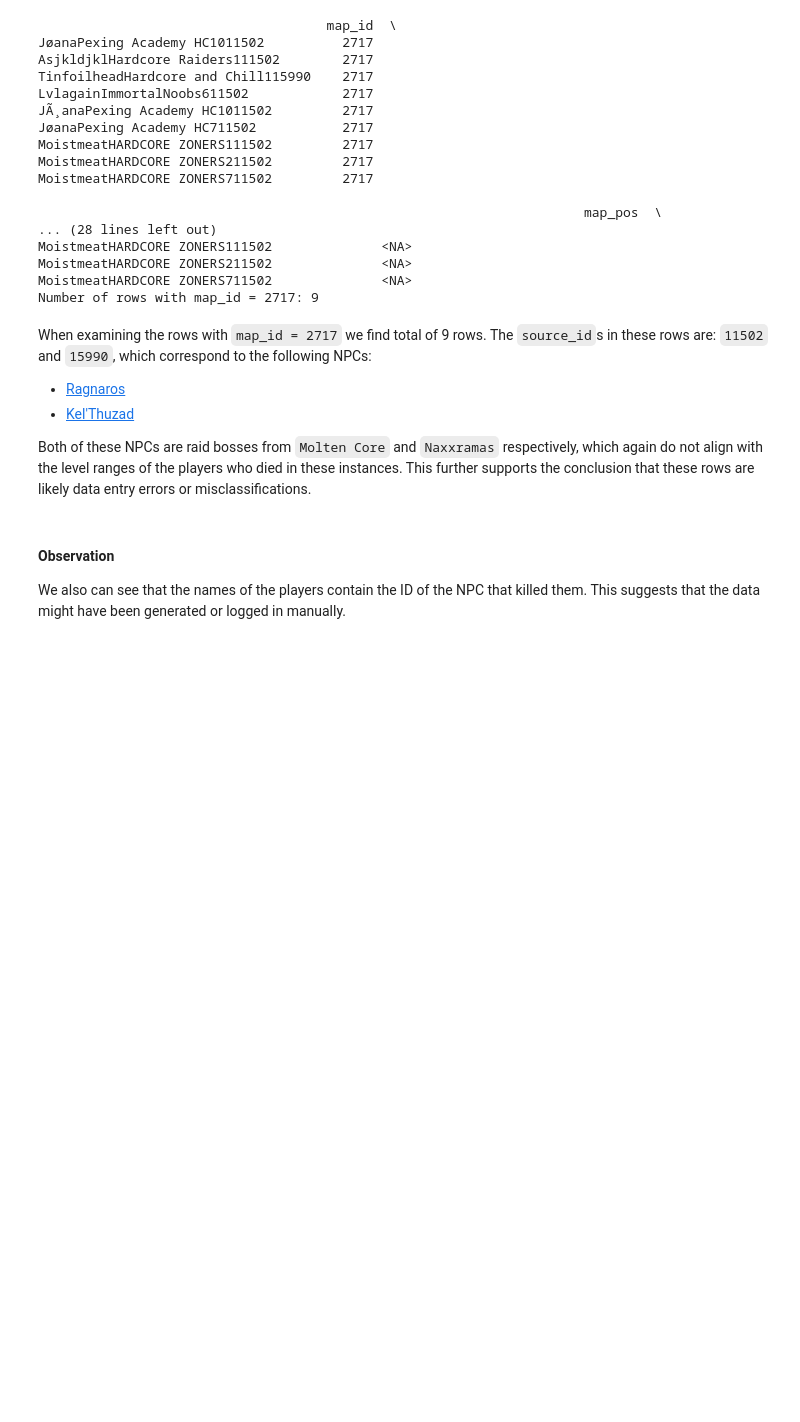
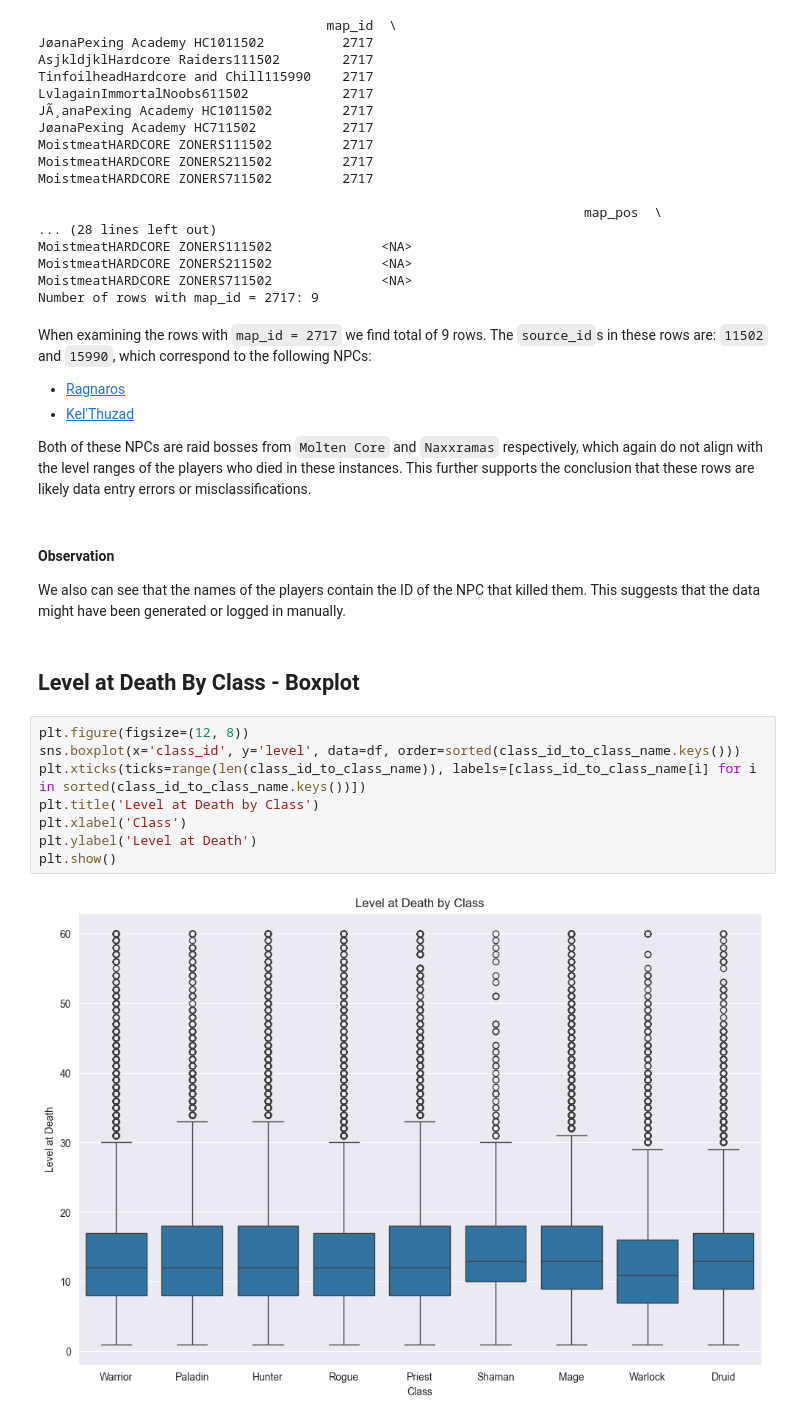
Before and after one commit to vjelinekk/DMB2-semestralni-prace, a Jupyter notebook: analysis.ipynb, the cells around one changed output. Saved outputs shown, nothing was run; the diff lists cells and outputs as text; blank space fills up the shorter version.

```diff
--- a/analysis.ipynb
+++ b/analysis.ipynb
@@ -437,3 +439,15 @@ This further supports the conclusion that these rows are likely data entry error
 # %% [markdown]
 #### Observation
 We also can see that the names of the players contain the ID of the NPC that killed them. This suggests that the data might have been generated or logged in manually.
+# %% [markdown]
+## Level at Death By Class - Boxplot
+# %%
+plt.figure(figsize=(12, 8))
+sns.boxplot(x='class_id', y='level', data=df, order=sorted(class_id_to_class_name.keys()))
+plt.xticks(ticks=range(len(class_id_to_class_name)), labels=[class_id_to_class_name[i] for i in sorted(class_id_to_class_name.keys())])
+plt.title('Level at Death by Class')
+plt.xlabel('Class')
+plt.ylabel('Level at Death')
+plt.show()
+# %% [output]
+[figure, added]
```
Also changed, not shown: parts of 1 cell of this notebook, 1 other file.
